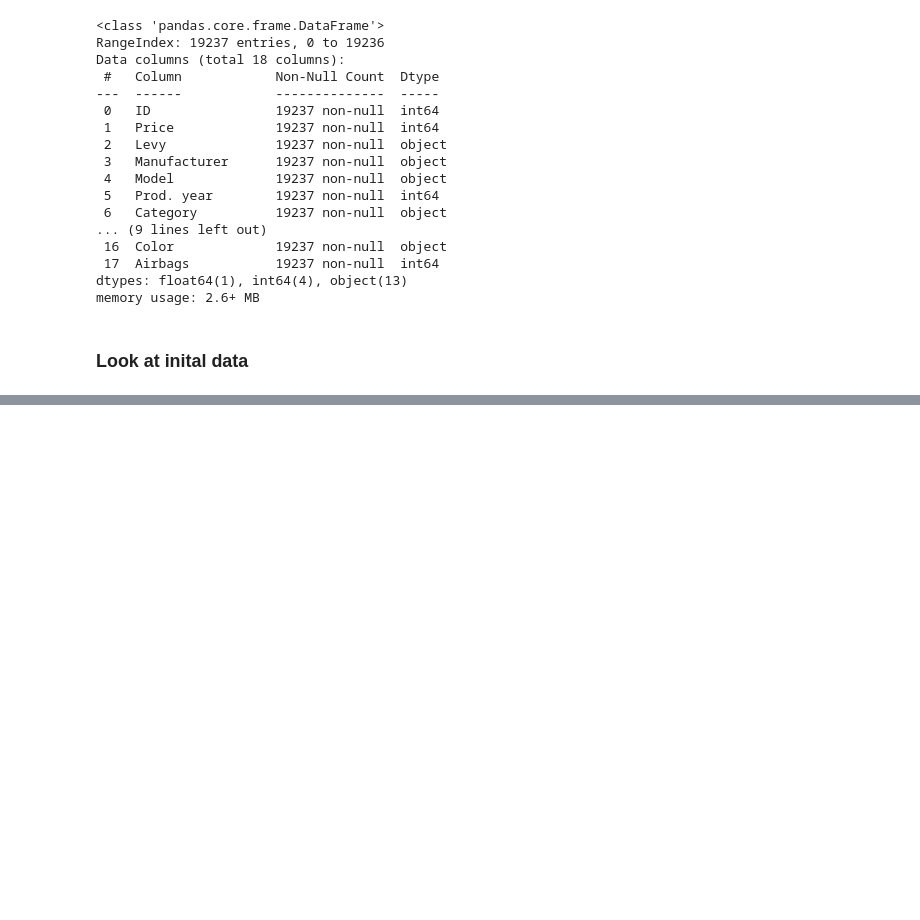
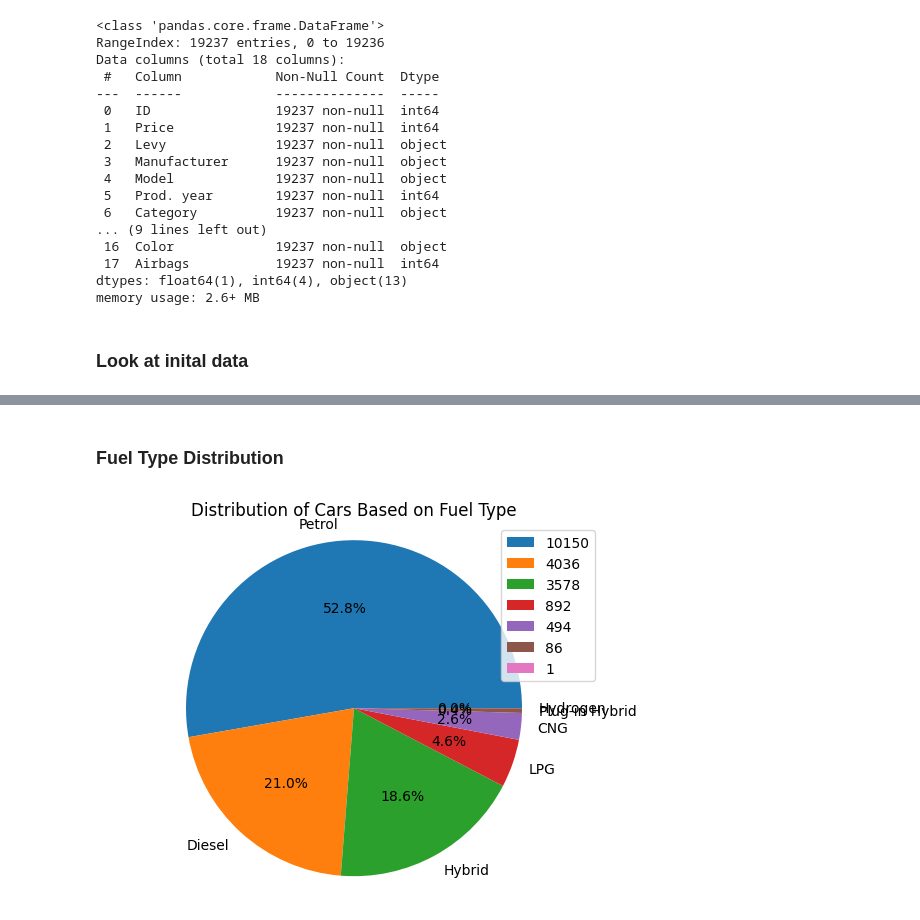
Before and after one commit to ChristianJBNB/MDA_Capstone_Project, a Jupyter notebook: Starter_Code.ipynb, the cells around one changed output, grey strips where cells are left out. Saved outputs shown, nothing was run; the diff lists cells and outputs as text; code cells hidden in the pictures; blank space fills up the shorter version.

```diff
--- a/Starter_Code.ipynb
+++ b/Starter_Code.ipynb
@@ -50,0 +93,12 @@ max    4.581665e+07  2.630750e+07   2020.000000     16.000000     16.000000
+# %% [markdown]
+### Fuel Type Distribution
+# %%
+fuel_type_counts = train_full['Fuel type'].value_counts()
+
+plt.pie(fuel_type_counts, labels=fuel_type_counts.index, autopct='%1.1f%%')
+plt.axis('equal')
+plt.title('Distribution of Cars Based on Fuel Type')
+plt.legend(fuel_type_counts, loc='upper right')
+plt.show()
+# %% [output]
+[figure, added]
```
Also changed, not shown: parts of 18 cells of this notebook.
